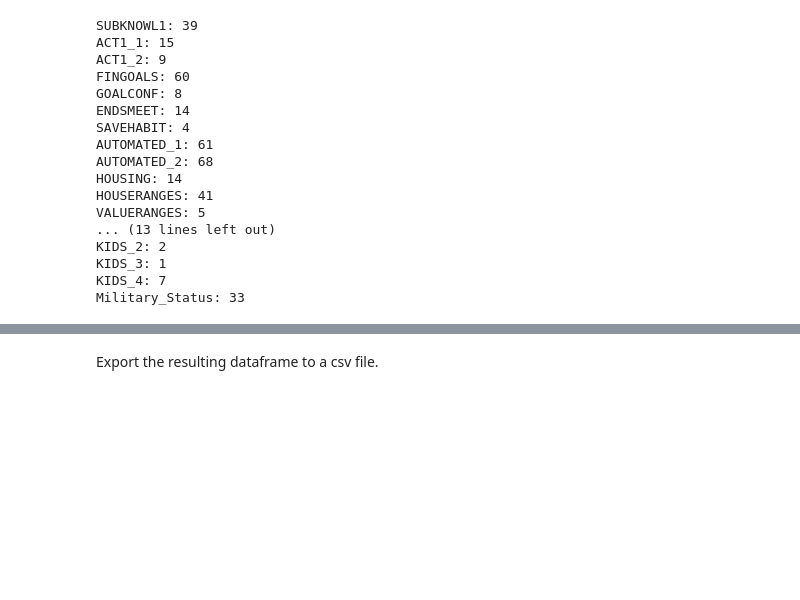
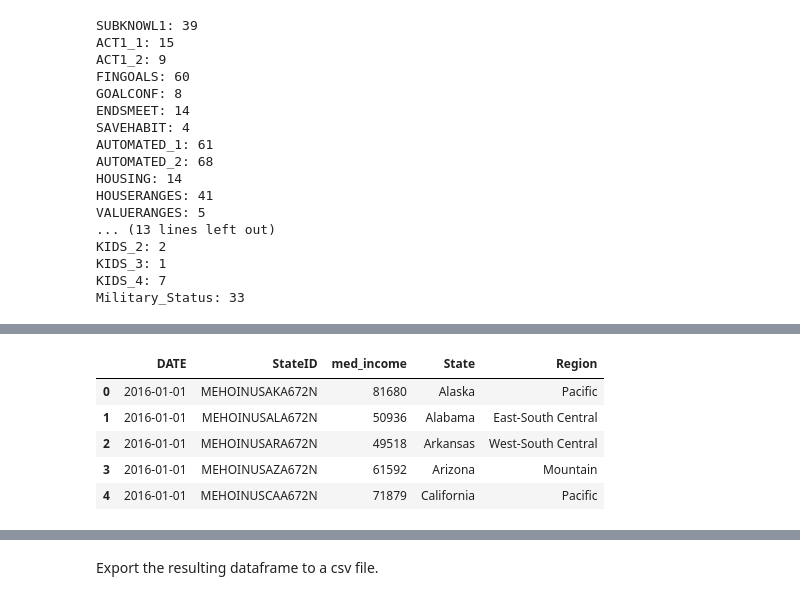
Before and after one commit to tanner-k/Capstone-2-Project-Financial-Wellness, a Jupyter notebook: notebooks/Data_Wrangling.ipynb, the cells around one changed output, grey strips where cells are left out. Drawn from its saved outputs; the diff is of its cells as text; code cells hidden in the pictures; blank space fills up the shorter version.

```diff
--- a/notebooks/Data_Wrangling.ipynb
+++ b/notebooks/Data_Wrangling.ipynb
@@ -111,7 +111,7 @@ df["SHOCKS"] = df[["SHOCKS_1", "SHOCKS_2", "SHOCKS_3", "SHOCKS_4", "SHOCKS_5", "
 # %%
 df["MATHARDSHIP"] = df[["MATHARDSHIP_1", "MATHARDSHIP_2",
                         "MATHARDSHIP_3", "MATHARDSHIP_4",
-                        "MATHARDSHIP_5", "MATHARDSHIP_6"]].replace([-1, 1], 0).replace(2, 1).sum(axis=1)
+                        "MATHARDSHIP_5", "MATHARDSHIP_6"]].replace([-1, 1], [0, 0]).replace([2, 3], [1, 1]).sum(axis=1)
 # %%
 df["FINTAUGHT"] = df[["FINSOC2_1", "FINSOC2_2", "FINSOC2_3", "FINSOC2_4",
                     "FINSOC2_5", "FINSOC2_6", "FINSOC2_7"]].replace(-1, 0).sum(axis=1)
@@ -308,0 +337,20 @@ There is also a significant number that either didn't know or preferred not to r
+# %%
+state_dict = {"Alabama": "AL", "Alaska": "AK", "Arizona": "AZ", "Arkansas": "AR", "California": "CA", "Colorado": "CO",
+              "Connecticut": "CT", "Delaware": "DE", "Florida": "FL", "Georgia": "GA", "Hawaii": "HI", "Idaho": "ID",
+              "Illinois": "IL", "Indiana": "IN", "Iowa": "IA", "Kansas": "KS",  "Kentucky": "KY", "Louisiana": "LA",
+              "Maine": "ME", "Maryland": "MD", "Massachusetts": "MA", "Michigan": "MI", "Minnesota": "MN",
+              "Mississippi": "MS", "Missouri": "MO", "Montana": "MT", "Nebraska": "NE", "Nevada": "NV",
+              "New Hampshire": "NH", "New Jersey": "NJ", "New Mexico": "NM", "New York": "NY", "North Carolina": "NC",
+              "North Dakota": "ND", "Ohio": "OH", "Oklahoma": "OK", "Oregon": "OR", "Pennsylvania": "PA",
+              "Rhode Island": "RI", "South Carolina": "SC", "South Dakota": "SD", "Tennessee": "TN", "Texas": "TX",
+              "Utah": "UT", "Vermont": "VT", "Virginia": "VA", "Washington": "WA", "West Virginia": "WV",
+              "Wisconsin": "WI", "Wyoming": "WY"}
+
+states = []
+
+for i in mi_2016.StateID:
+    states.append(list(state_dict.keys())[list(state_dict.values()).index(i[8:10])])
+
+mi_2016 = pd.concat([mi_2016, pd.Series(states)], axis=1)
+mi_2016 = mi_2016.rename(columns={0: "State"})
+mi_2016.head()
@@ -308,0 +364,29 @@ There is also a significant number that either didn't know or preferred not to r
+# %%
+region_dict = {"New England": ["Connecticut", "Maine", "Massachusetts", "New Hampshire", "Rhode Island", "Vermont"],
+               "Mid-Atlantic": ["New Jersey", "New York", "Pennsylvania"],
+               "East-North Central": ["Illinois", "Indiana", "Michigan", "Ohio", "Wisconsin"],
+               "West-North Central": ["Iowa", "Kansas", "Minnesota", "Missouri",
+                                      "Nebraska", "North Dakota", "South Dakota"],
+               "South Atlantic": ["Delaware", "Florida", "Georgia", "Maryland",
+                                  "North Carolina", "South Carolina", "Virginia", "West Virginia"],
+               "East-South Central": ["Alabama", "Kentucky", "Mississippi", "Tennessee"],
+               "West-South Central": ["Arkansas", "Louisiana", "Oklahoma", "Texas"],
+               "Mountain": ["Arizona", "Colorado", "Idaho", "Montana", "Nevada", "New Mexico", "Utah", "Wyoming"],
+               "Pacific": ["Alaska", "California", "Hawaii", "Oregon", "Washington"]}
+
+r = []
+for i in mi_2016.State:
+    for j in region_dict:
+        if i in region_dict[j]:
+            r.append(j)
+
+mi_2016 = pd.concat([mi_2016, pd.Series(r)], axis=1)
+mi_2016 = mi_2016.rename(columns={0: "Region"})
+mi_2016.head()
+# %% [output]
+|  | DATE | StateID | med_income | State | Region |
+| 0 | 2016-01-01 | MEHOINUSAKA672N | 81680 | Alaska | Pacific |
+| 1 | 2016-01-01 | MEHOINUSALA672N | 50936 | Alabama | East-South Central |
+| 2 | 2016-01-01 | MEHOINUSARA672N | 49518 | Arkansas | West-South Central |
+| 3 | 2016-01-01 | MEHOINUSAZA672N | 61592 | Arizona | Mountain |
+| 4 | 2016-01-01 | MEHOINUSCAA672N | 71879 | California | Pacific |
```
Also changed, not shown: parts of 36 cells of this notebook, 3 other files.
